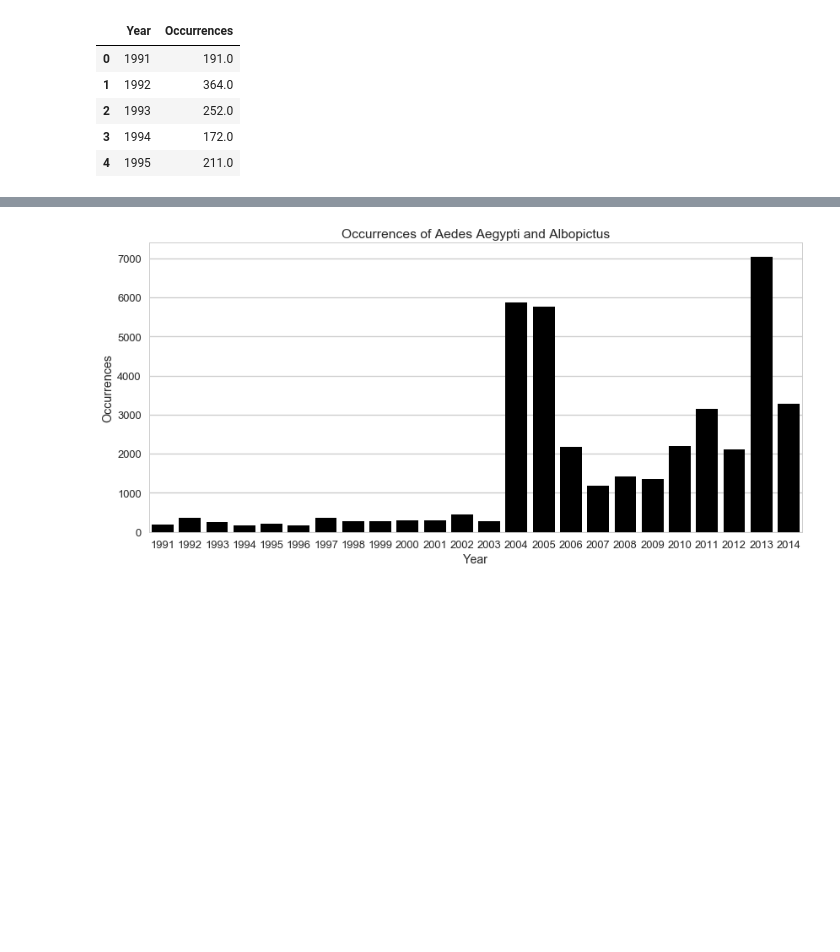
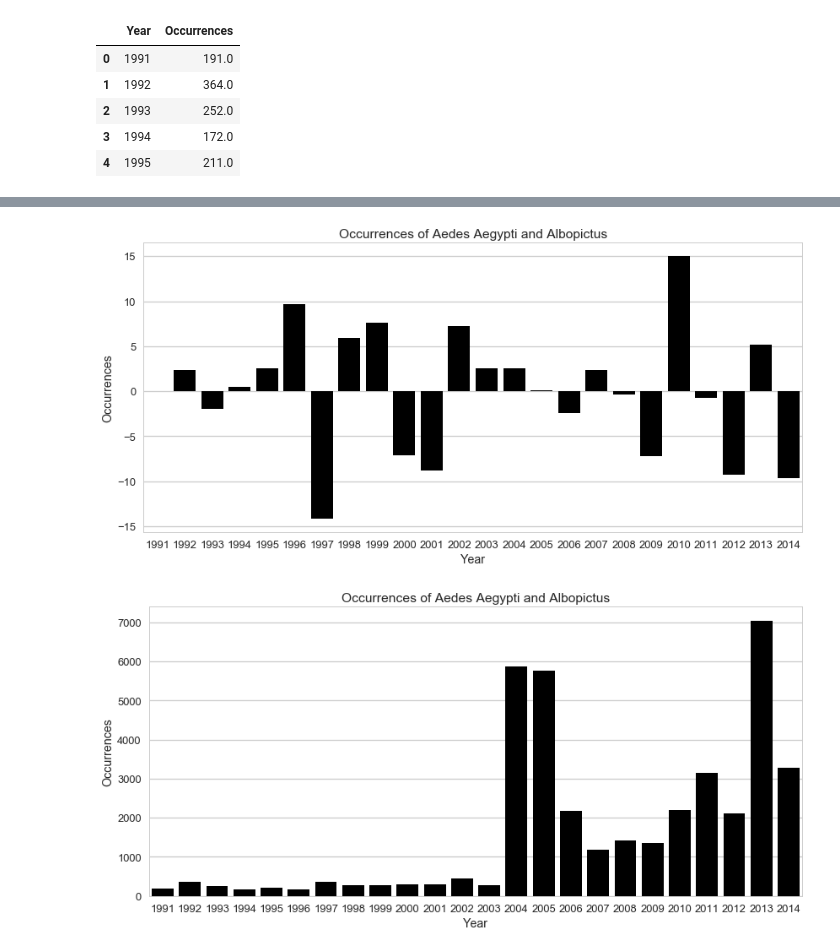
Before and after one commit to QuirkyDataScientist1978/project_dengue_fever, a Jupyter notebook: Final_Project_IP.ipynb, the cells around one changed output, grey strips where cells are left out. Cells and saved outputs as stored; diff of their text form; code cells hidden in the pictures; blank space fills up the shorter version.

```diff
--- a/Final_Project_IP.ipynb
+++ b/Final_Project_IP.ipynb
@@ -1350,3 +1361,7 @@ yearlyOccurrences.head()
 | 2 | 1993 | 252.0 |
 | 3 | 1994 | 172.0 |
 | 4 | 1995 | 211.0 |
+# %%
+yearlyRain = pd.DataFrame(data.groupby(['Year'])['PrecVar'].mean()).reset_index()
+yearlyRain = yearlyRain.loc[yearlyRain['Year']<2015]
+yearlyRain.head()
@@ -1353,3 +1375,19 @@ yearlyOccurrences.head()
+# %%
+sns.set(style="whitegrid", context="talk")
+
+# Set up the matplotlib figure
+f, (ax3) = plt.subplots(1, figsize=(12, 6), sharex=True)
+
+# Label axes
+barplot=sns.barplot(x=yearlyRain['Year'] ,y=yearlyRain['PrecVar'], color='black')
+ax3.set_xlabel('Year')
+ax3.set_ylabel('Occurrences')
+ax3.set_title('Occurrences of Aedes Aegypti and Albopictus')
+
+# Finalize the plot
+plt.tight_layout(h_pad=2)
+# %% [output]
+[figure, added]
 # %%
 sns.set(style="whitegrid", context="talk")
 
```
Also changed, not shown: parts of 42 cells of this notebook, 2 other files.
